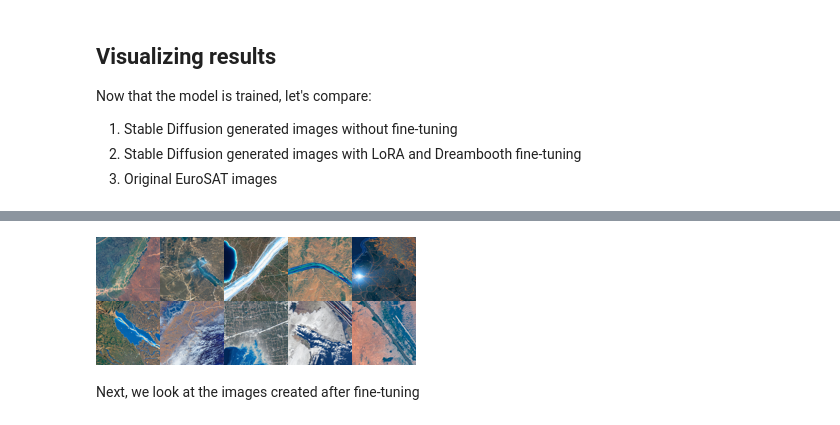
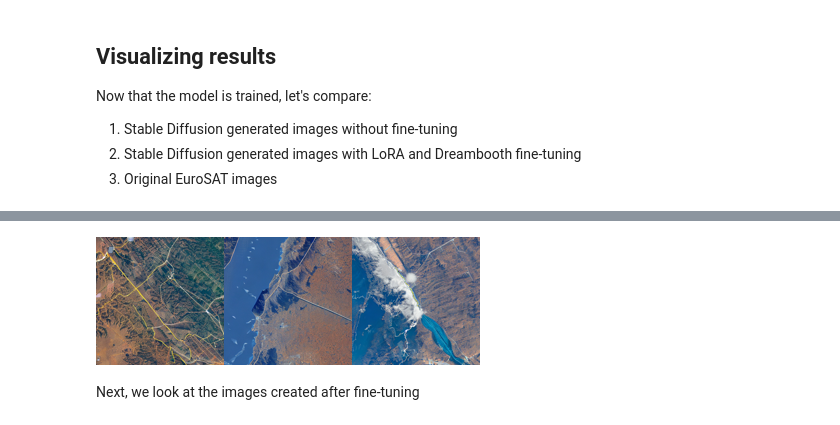
Before and after one commit to aws-samples/amazon-sagemaker-immersion-day-for-research, a Jupyter notebook: 10. Generative_AI/4. Synthetic_Satellite/satellite_image_stable_diffusion_lora_dreambooth.ipynb, the cells around one changed output, grey strips where cells are left out. Saved outputs shown, nothing was run; the diff lists cells and outputs as text; code cells hidden in the pictures.

Commit message:
satellite

```diff
--- a/10. Generative_AI/4. Synthetic_Satellite/satellite_image_stable_diffusion_lora_dreambooth.ipynb
+++ b/10. Generative_AI/4. Synthetic_Satellite/satellite_image_stable_diffusion_lora_dreambooth.ipynb
@@ -236,10 +272,10 @@ StableDiffusionPipeline {
   ]
 }
 # %%
-img_list = pipe(["Sentinel 2 satellite image of a highway"]*10, num_inference_steps=25).images
-image_grid([x.resize((64,64)) for x in img_list], 2,5)
+img_list = pipe(["Sentinel 2 satellite image of a highway"]*3, num_inference_steps=25).images
+image_grid([x.resize((128,128)) for x in img_list], 1,3)
 # %% [output]
-[figure, old version]
+[figure, new version]
 # %% [markdown]
 Next, we look at the images created after fine-tuning
 # %%
```
Also changed, not shown: parts of 14 cells of this notebook, 1 other file.
